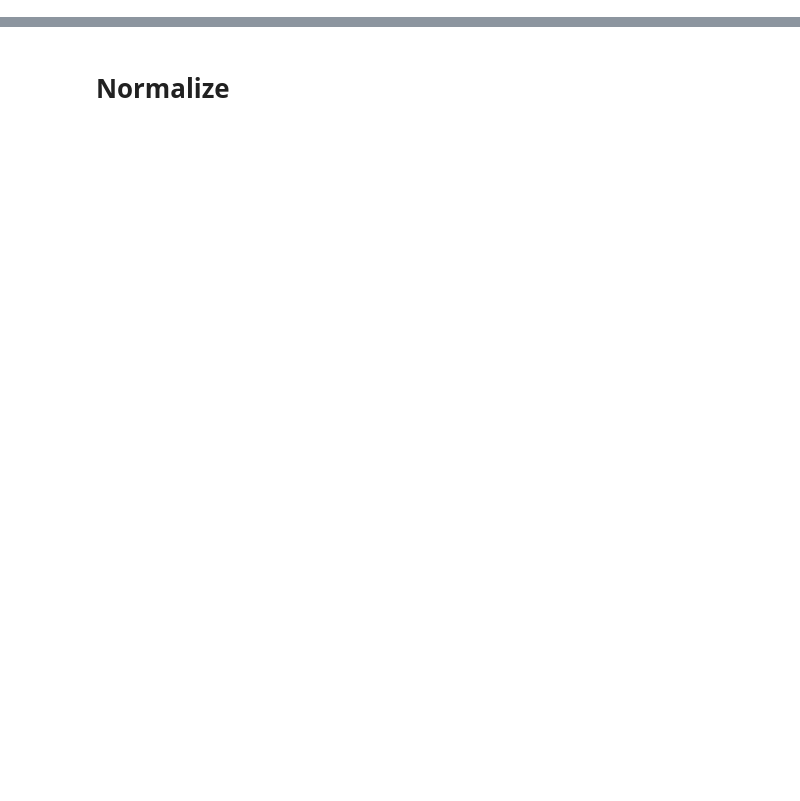
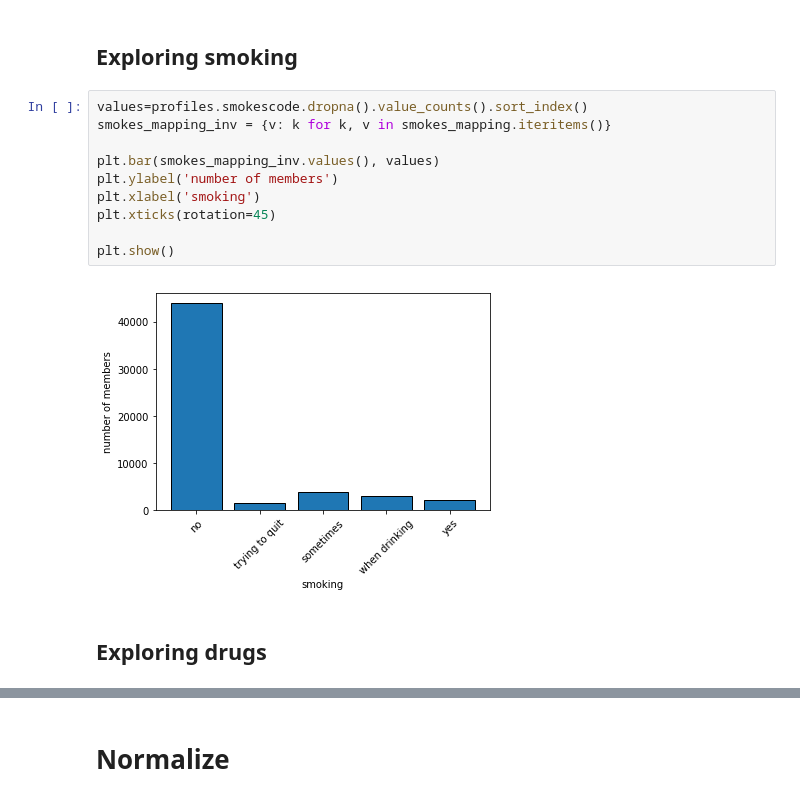
Before and after one commit to arianmingo/date-a-scientist, a Jupyter notebook: capstone_starter 2018-11-26 20_05_48/notebook/Capstone.ipynb, the cells around one changed output, grey strips where cells are left out. Drawn from its saved outputs; the diff is of its cells as text; blank space fills up the shorter version.

```diff
--- a/capstone_starter 2018-11-26 20_05_48/notebook/Capstone.ipynb
+++ b/capstone_starter 2018-11-26 20_05_48/notebook/Capstone.ipynb
@@ -523,0 +287,16 @@ Name: all_essays, dtype: object
+# %% [markdown]
+## Exploring smoking
+# %%
+values=profiles.smokescode.dropna().value_counts().sort_index()
+smokes_mapping_inv = {v: k for k, v in smokes_mapping.iteritems()}
+
+plt.bar(smokes_mapping_inv.values(), values)
+plt.ylabel('number of members')
+plt.xlabel('smoking')
+plt.xticks(rotation=45)
+
+plt.show()
+# %% [output]
+[figure, added]
+# %% [markdown]
+## Exploring drugs
```
Also changed, not shown: parts of 81 cells of this notebook.
